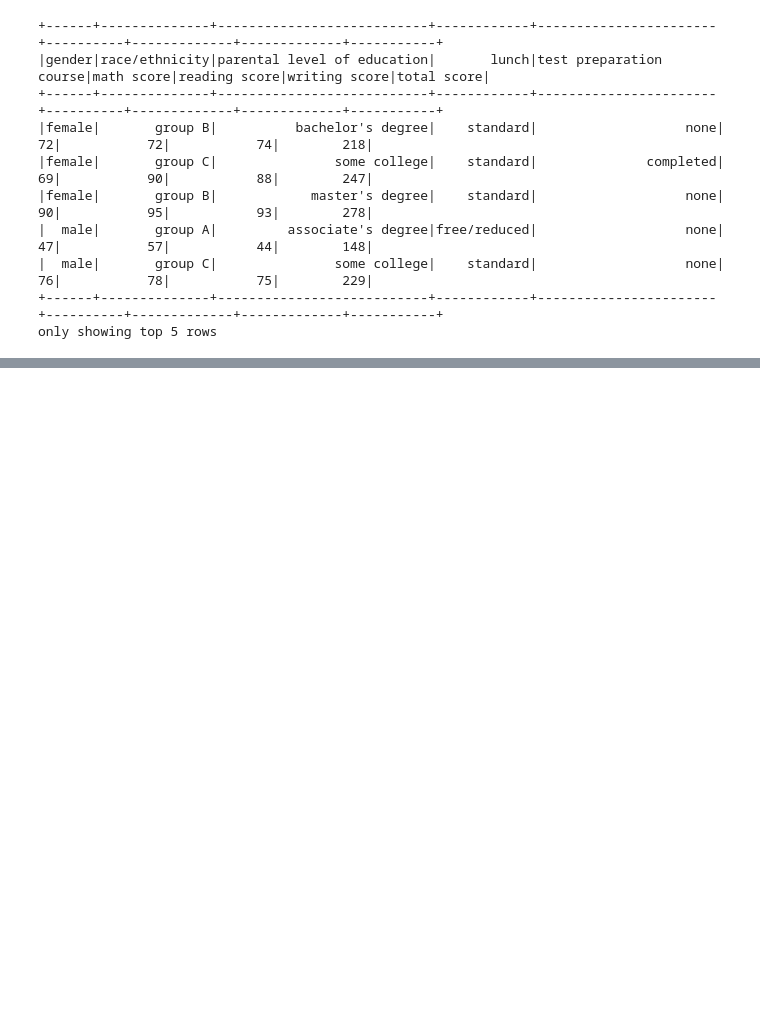
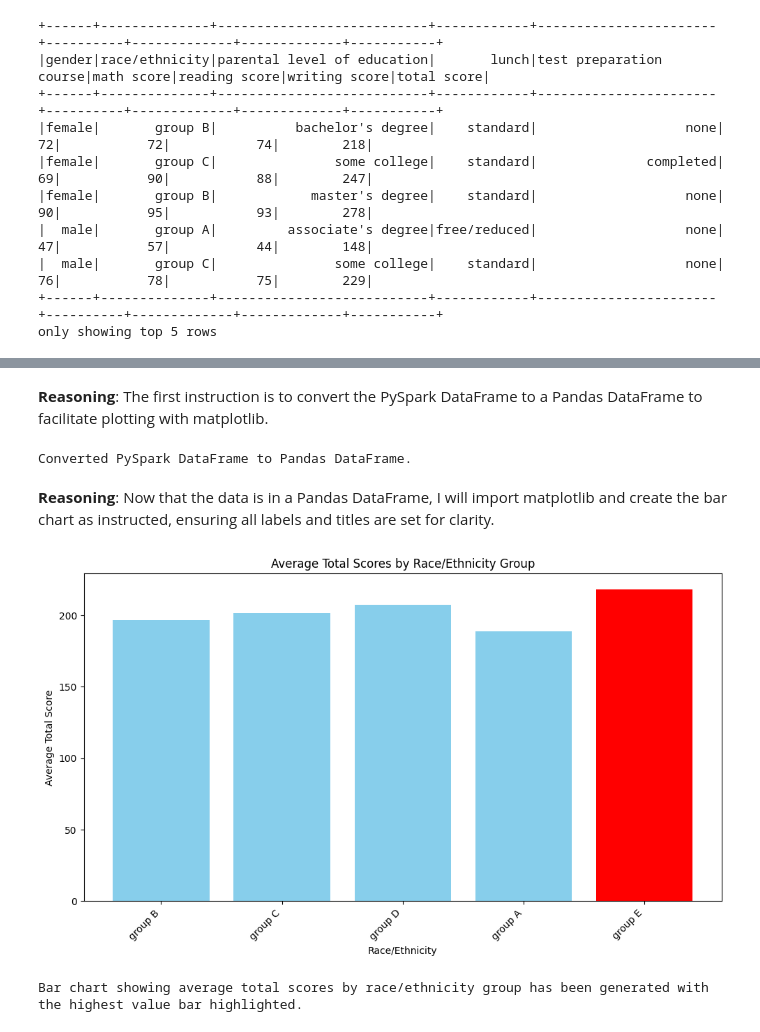
Before and after one commit to zakariaouali16/DataAnalysis, a Jupyter notebook: Student_Performance.ipynb, the cells around one changed output, grey strips where cells are left out. Saved outputs shown, nothing was run; the diff lists cells and outputs as text; code cells hidden in the pictures; blank space fills up the shorter version.

```diff
--- a/Student_Performance.ipynb
+++ b/Student_Performance.ipynb
@@ -94,0 +103,5 @@ only showing top 20 rows
+# %%
+from pyspark.sql.functions import avg
+
+average_scores_by_ethnicity = df_with_total_score.groupBy('race/ethnicity').agg(avg('total score').alias('average_total_score'))
+average_scores_by_ethnicity.show()
@@ -94,0 +123,7 @@ only showing top 20 rows
+# %%
+highest_average_score_group = average_scores_by_ethnicity.orderBy(col('average_total_score').desc()).first()
+
+highest_score_group = highest_average_score_group['race/ethnicity']
+highest_average_score = highest_average_score_group['average_total_score']
+
+print(f"The race/ethnicity group with the highest average total score is '{highest_score_group}' with an average of {highest_average_score:.2f}.")
@@ -94,0 +159,31 @@ only showing top 20 rows
+# %% [markdown]
+**Reasoning**:
+The first instruction is to convert the PySpark DataFrame to a Pandas DataFrame to facilitate plotting with matplotlib.
+# %%
+average_scores_by_ethnicity_pd = average_scores_by_ethnicity.toPandas()
+print("Converted PySpark DataFrame to Pandas DataFrame.")
+# %% [output]
+Converted PySpark DataFrame to Pandas DataFrame.
+# %% [markdown]
+**Reasoning**:
+Now that the data is in a Pandas DataFrame, I will import matplotlib and create the bar chart as instructed, ensuring all labels and titles are set for clarity.
+# %%
+import matplotlib.pyplot as plt
+
+highest_score_group_name = highest_average_score_group['race/ethnicity']
+colors = ['skyblue'] * len(average_scores_by_ethnicity_pd)
+highest_score_index = average_scores_by_ethnicity_pd['race/ethnicity'].tolist().index(highest_score_group_name)
+colors[highest_score_index] = 'red'
+
+plt.figure(figsize=(10, 6))
+plt.bar(average_scores_by_ethnicity_pd['race/ethnicity'], average_scores_by_ethnicity_pd['average_total_score'], color=colors)
+plt.xlabel('Race/Ethnicity')
+plt.ylabel('Average Total Score')
+plt.title('Average Total Scores by Race/Ethnicity Group')
+plt.xticks(rotation=45, ha='right')
+plt.tight_layout()
+plt.show()
+print("Bar chart showing average total scores by race/ethnicity group has been generated with the highest value bar highlighted.")
+# %% [output]
+[figure, added]
+Bar chart showing average total scores by race/ethnicity group has been generated with the highest value bar highlighted.
```
Also changed, not shown: parts of 16 cells of this notebook.
